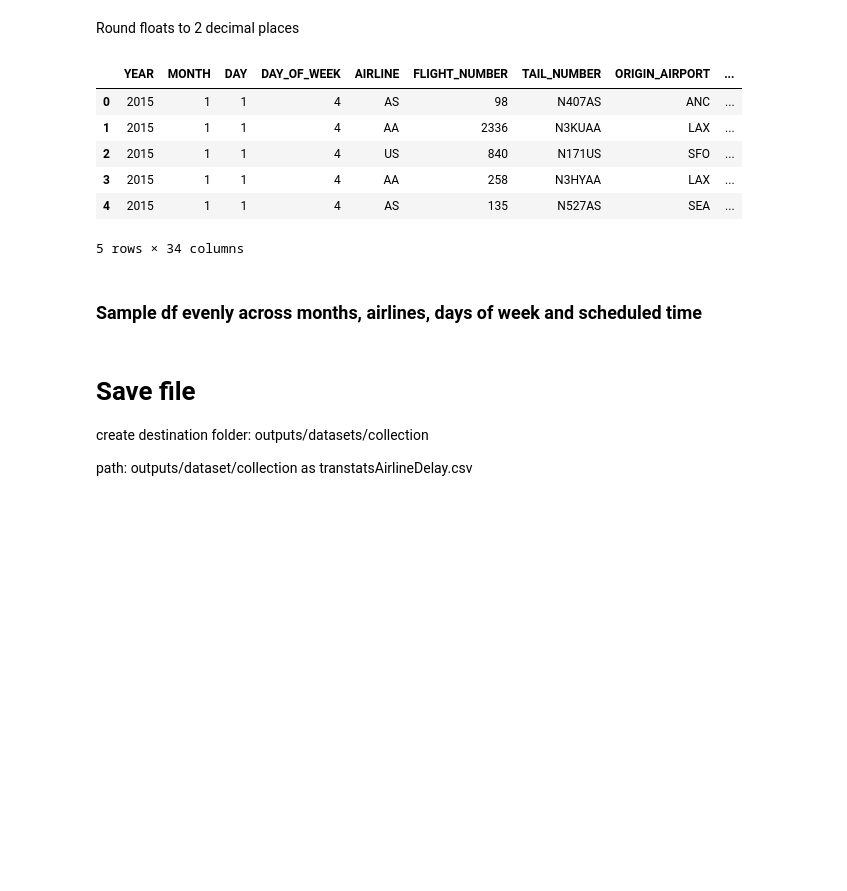
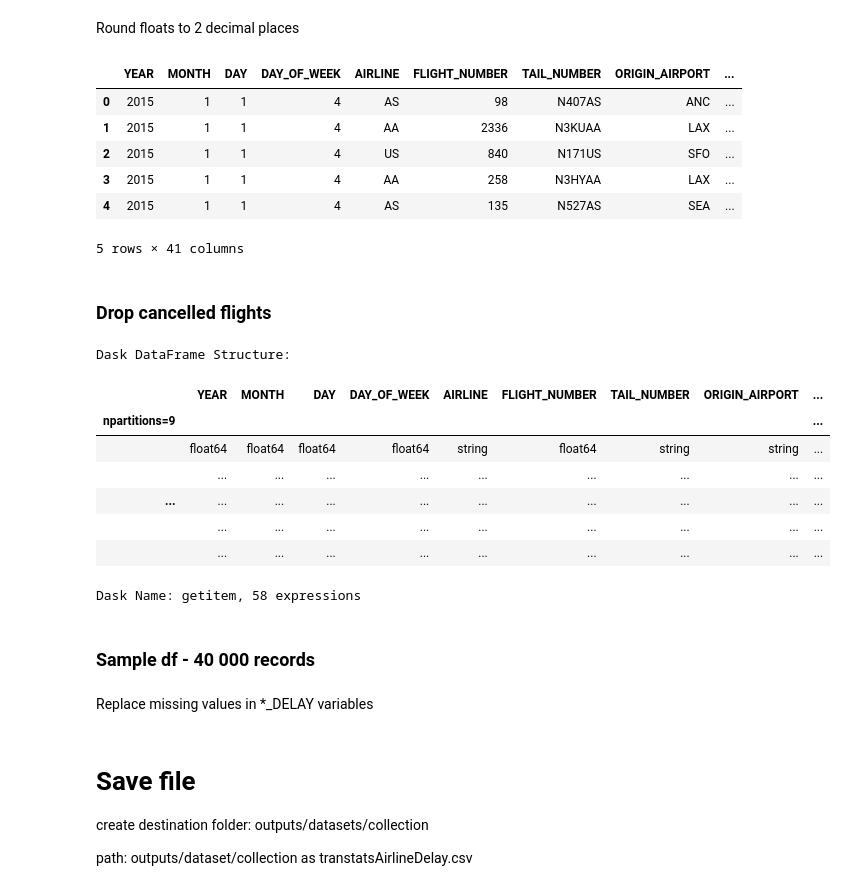
Before and after one commit to tumelo-maja/airline-delay-predictor, a Jupyter notebook: jupyter_notebooks/01 - DataCollection.ipynb, the cells around one changed output. Cells and saved outputs as stored; diff of their text form; code cells hidden in the pictures; blank space fills up the shorter version.

Commit message:
revise missing values and exclude cancelled flights

```diff
--- a/jupyter_notebooks/01 - DataCollection.ipynb
+++ b/jupyter_notebooks/01 - DataCollection.ipynb
@@ -188,9 +186,18 @@ df["date"] = dd.to_datetime(
     errors="coerce"
 )
 
+
 # Boolean delay indicators
 df["flight_depart_delayed"] = (df["DEPARTURE_DELAY"] > 15).astype(int)
 df["flight_arrive_delayed"] = (df["ARRIVAL_DELAY"] > 15).astype(int)
+
+# Total delays and causes
+delay_cols = ['AIR_SYSTEM_DELAY','SECURITY_DELAY','AIRLINE_DELAY','LATE_AIRCRAFT_DELAY','WEATHER_DELAY']
+df['Delay_Total']= df[delay_cols].sum(axis=1)
+df["flight_total_delay"] = (df["Delay_Total"] > 15).astype(int)
+
+for col in delay_cols:
+    df[f"{col}_pct"] = (df[col]/df['Delay_Total'])*100
 # %%
 # Columns 1- 10
 df.iloc[:, :10].head()
@@ -233,6 +240,4 @@ df.head(5)
 | 2 | 2015 | 1 | 1 | 4 | US | 840 | N171US | SFO | ... |
 | 3 | 2015 | 1 | 1 | 4 | AA | 258 | N3HYAA | LAX | ... |
 | 4 | 2015 | 1 | 1 | 4 | AS | 135 | N527AS | SEA | ... |
-5 rows × 34 columns
+5 rows × 41 columns
-# %% [markdown]
-### Sample df evenly across months, airlines, days of week and scheduled time
@@ -247,0 +244,17 @@ df_sample = df.sample(frac=10_000 / len(df), random_state=42)
+# %% [markdown]
+### Drop cancelled flights
+# %%
+df = df[df.CANCELLED != 1]
+df
+# %% [output]
+Dask DataFrame Structure:
+|  | YEAR | MONTH | DAY | DAY_OF_WEEK | AIRLINE | FLIGHT_NUMBER | TAIL_NUMBER | ORIGIN_AIRPORT | ... |
+| npartitions=9 |  |  |  |  |  |  |  |  | ... |
+|  | float64 | float64 | float64 | float64 | string | float64 | string | string | ... |
+|  | ... | ... | ... | ... | ... | ... | ... | ... | ... |
+| ... | ... | ... | ... | ... | ... | ... | ... | ... | ... |
+|  | ... | ... | ... | ... | ... | ... | ... | ... | ... |
+|  | ... | ... | ... | ... | ... | ... | ... | ... | ... |
+Dask Name: getitem, 58 expressions
+# %% [markdown]
+### Sample df - 40 000 records
@@ -247,0 +265,2 @@ df_sample = df.sample(frac=10_000 / len(df), random_state=42)
+# %% [markdown]
+Replace missing values in *_DELAY variables
```
Also changed, not shown: parts of 8 cells of this notebook, 9 other files.
